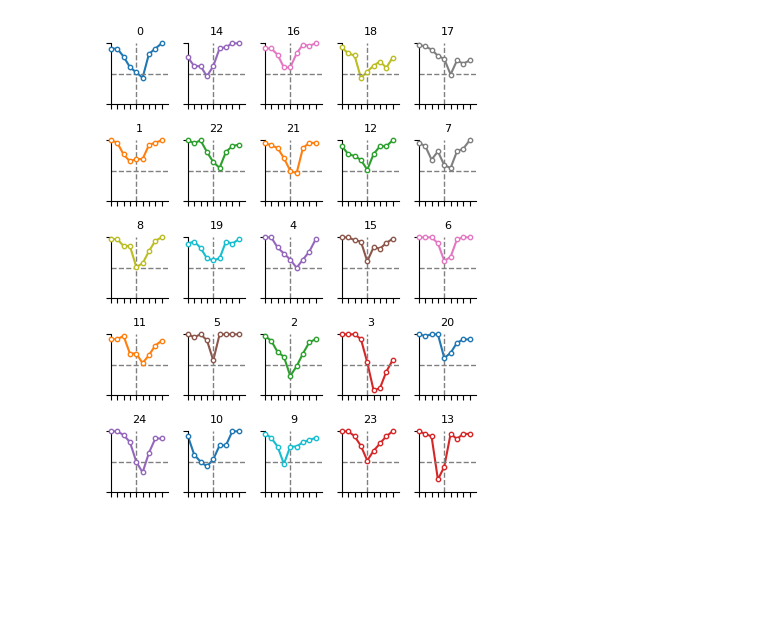
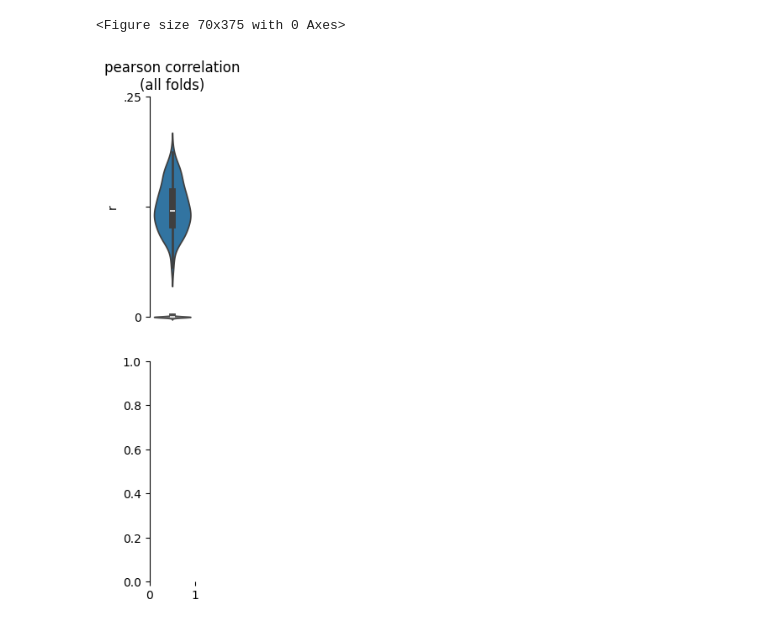
Before and after one commit to jmourabarbosa/shapemetrics_journalpaper, a Jupyter notebook: ibl_analyses/notebooks/shape_metrics_figure.ipynb, the cells around one changed output. Cells and saved outputs as stored; diff of their text form; code cells hidden in the pictures; blank space fills up the shorter version.

```diff
--- a/ibl_analyses/notebooks/shape_metrics_figure.ipynb
+++ b/ibl_analyses/notebooks/shape_metrics_figure.ipynb
@@ -10,6 +10,7 @@ import utils
 import loader
 import setup
 import matplotlib.pyplot as plt
+
 import seaborn as sns
 %load_ext autoreload
 %autoreload 2
@@ -19,4 +20,13 @@ import numpy as np
 import imp
 imp.reload(setup)
 imp.reload(loader)
+imp.reload(utils)
 import tqdm
+from sklearn.linear_model import Ridge
+from sklearn.metrics import r2_score
+
+import matplotlib as mpl
+new_rc_params = {'text.usetex': False,
+"svg.fonttype": 'none'
+}
+mpl.rcParams.update(new_rc_params)
@@ -146,20 +125,19 @@ def get_kneigh_decreasing(dist_neural,cs,S=10,W=3):
 n_folds = 100
 n_shuffles = 500
 
-train_data_folds, test_data_folds = dataloader.new_folds(n_folds)
-
 
 all_c_corrs = []
+all_zscores = []
 all_preds_top = []
 
 all_dist_neural = []
 all_dist_cc = []
 
 for fold in tqdm.trange(n_folds):
-    train_fold, test_fold = train_data_folds[fold],test_data_folds[fold]
+    train_fold, test_fold = train_data_folds[fold], test_data_folds[fold]
 
     try:
-        dist_neural,dist_cc,cs = get_dists(train_fold,test_fold,selection="best")
+        dist_neural,dist_cc,cs = get_dists(train_fold,test_fold)
     except np.linalg.LinAlgError:
         print("linalg error")
         continue
@@ -172,7 +150,7 @@ for fold in tqdm.trange(n_folds):
     flat_dist_cc = dist_cc[jnp.triu_indices(S,1)]
 
     r,_ = sts.pearsonr(flat_dist_cc,flat_dist_neural)
-    preds_top = get_kneigh_decreasing(dist_neural,cs,S,W=2)
+    preds_top = get_kneigh_decreasing(dist_neural,cs,S)
     all_preds_top.append(preds_top)
 
     # compute shuffled correlation
@@ -184,9 +162,11 @@ for fold in tqdm.trange(n_folds):
         corrs_shuffle.append(r_s)
 
     # save z-scored correlation
-    all_c_corrs.append((r - np.mean(corrs_shuffle))/np.std(corrs_shuffle))
+    all_zscores.append((r - np.mean(corrs_shuffle))/np.std(corrs_shuffle))
+    all_c_corrs.append([r,corrs_shuffle])
 
 
 
 all_dist_neural = np.array(all_dist_neural)
 all_dist_cc = np.array(all_dist_cc)
+all_zscores = np.array(all_zscores)
@@ -390,26 +343,21 @@ ValueError: The number of FixedLocator locations (4), usually from a call to set
-# %%
-# contrast = [-100.  ,  -25.  ,  -12.5 ,   -6.25,    0.  ,    6.25,   12.5 ,
-#          25.  ,  100.  ]
-
-plt.figure(figsize=(4,5))
-#colors = sns.color_palette("viridis",4)
-contrast
-for si,subj in enumerate(np.argsort(dist_low[:,0])):
-    plt.subplot(5,5,si+1)
-    plt.title(subj,fontsize=8)
-    plt.plot(range(len(contrast)),avg_cc[subj],label="#%i" % subj,color=colors[subj],clip_on=False)
-    plt.scatter(range(len(contrast)),avg_cc[subj],edgecolors=colors[subj], s=10, facecolors='white', zorder=3,clip_on=False)
-
-    #plt.ylabel("P(right)")
-    #plt.xlabel("contrast")
-    plt.plot([4,4],[0,1],"--",color="gray",lw=1)
-    plt.plot([0,9],[0.5,0.5],"--",color="gray",lw=1)
-    sns.despine()
-    plt.ylim(0,1)
-    plt.xlim(0,9)
-    plt.yticks([0,1],[])
-    plt.xticks(range(9),[])
-
-plt.tight_layout()
-# %% [output]
-[figure, removed]
+# %%
+
+
+plt.figure(figsize=(7*1.5/15,5*1.5/2))
+
+fig, axes = plt.subplots(nrows=2, ncols=1, figsize=(7*1.5/15,5*1.5))
+axes = axes.flatten()
+axes[0].set_title("pearson correlation\n(all folds)")
+
+sns.violinplot(data_corrs,label="data",ax=axes[0])
+sns.violinplot(shuffle_corrs,label="shuffle",clip_on=False,color="gray",ax=axes[0])
+axes[0].set_ylabel("r")
+axes[0].set_yticks([0,0.25/2,0.25],[0,'','.25'])
+axes[0].set_ylim(0,0.25)
+axes[0].set_xticks([])
+sns.despine(bottom=True)
+
+plt.savefig("../results/violinplot.svg",dpi=300)
+# %% [output]
+<Figure size 70x375 with 0 Axes>
+[figure, added]
```
Also changed, not shown: parts of 19 cells of this notebook, 4 other files.
